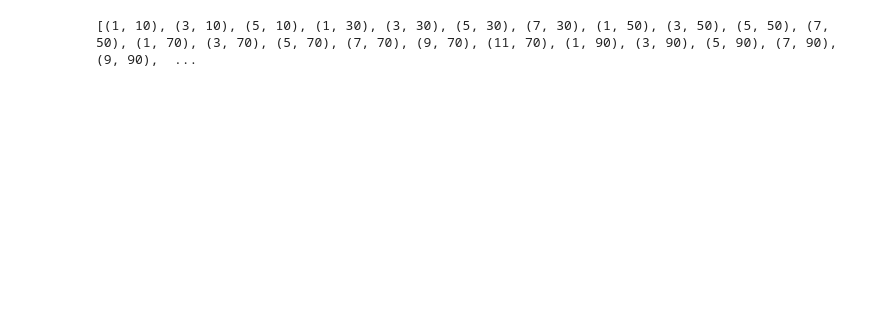
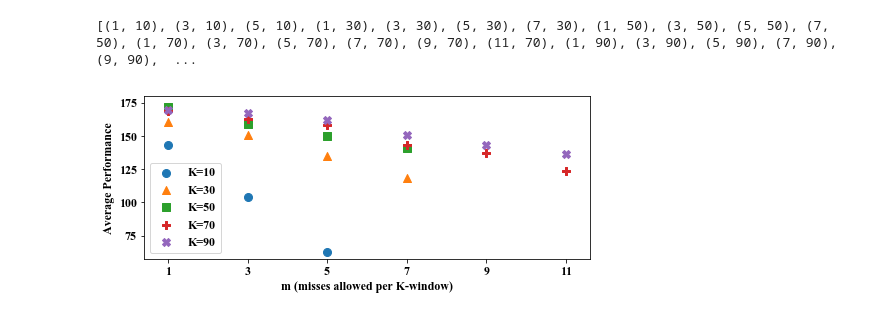
Before and after one commit to netdag/netdag, a Jupyter notebook: generate-WH-traces.ipynb, the cells around one changed output. Saved outputs shown, nothing was run; the diff lists cells and outputs as text; code cells hidden in the pictures; blank space fills up the shorter version.

```diff
--- a/generate-WH-traces.ipynb
+++ b/generate-WH-traces.ipynb
@@ -5,7 +5,7 @@ from numpy import log, floor, mean
 from tqdm import tqdm
 from multiprocessing import Pool
 import matplotlib.pyplot as plt
-WH = [(m, K) for K in range(10, 211, 20) for m in range(1, 3*int(floor(log(K))), 2)]
+WH = [(m, K) for K in range(10, 91, 20) for m in range(1, 3*int(floor(log(K))), 2)]
 WH = [x for i, x in enumerate(WH) if not any((WH_cmp(x, y) and WH_cmp(y, x) for y in WH[:i]))]
 
 print(WH)
@@ -21,9 +21,27 @@ pool.join()
 # %%
 def scan_result(m, K):
     with open('WH-traces/%03d_%03d_result.txt' % (K, m)) as f:
         data = eval(f.read())
     return data
+def marker():
+    markers = ["o", "^", "s", "P", "X"]
+    for marker in markers:
+        yield marker
 WH_performance = list(map(lambda WH_i: (WH_i, mean(scan_result(*WH_i))), WH))
-for K in range(10, 311, 20):
-    plt.plot(*zip(*map(lambda x: (x[0][0], x[1]), filter(lambda x: x[0][1] == K, WH_performance))))
+marker_gen = marker()
+plt.figure(figsize=(8,3))
+plt.rc('font', family='Times New Roman', size=12)
+plt.rc('scatter', marker='+')
+plt.rc('lines', markersize=8)
+
+for K in range(10, 91, 20):
+    plt.scatter(*zip(*map(lambda x: (x[0][0], x[1]), filter(lambda x: x[0][1] == K, WH_performance))),
+                marker=next(marker_gen))
+plt.legend(list(map(lambda x: 'K=%d' % x, range(10, 91, 20))))
+plt.xlabel('m (misses allowed per K-window)')
+plt.ylabel('Average Performance')
+plt.xticks(range(1, 12, 2))
+plt.savefig('weakly-hard-control-experiment.svg')
 plt.show()
+# %% [output]
+[figure, added]
```
Also changed, not shown: 28 other files.
